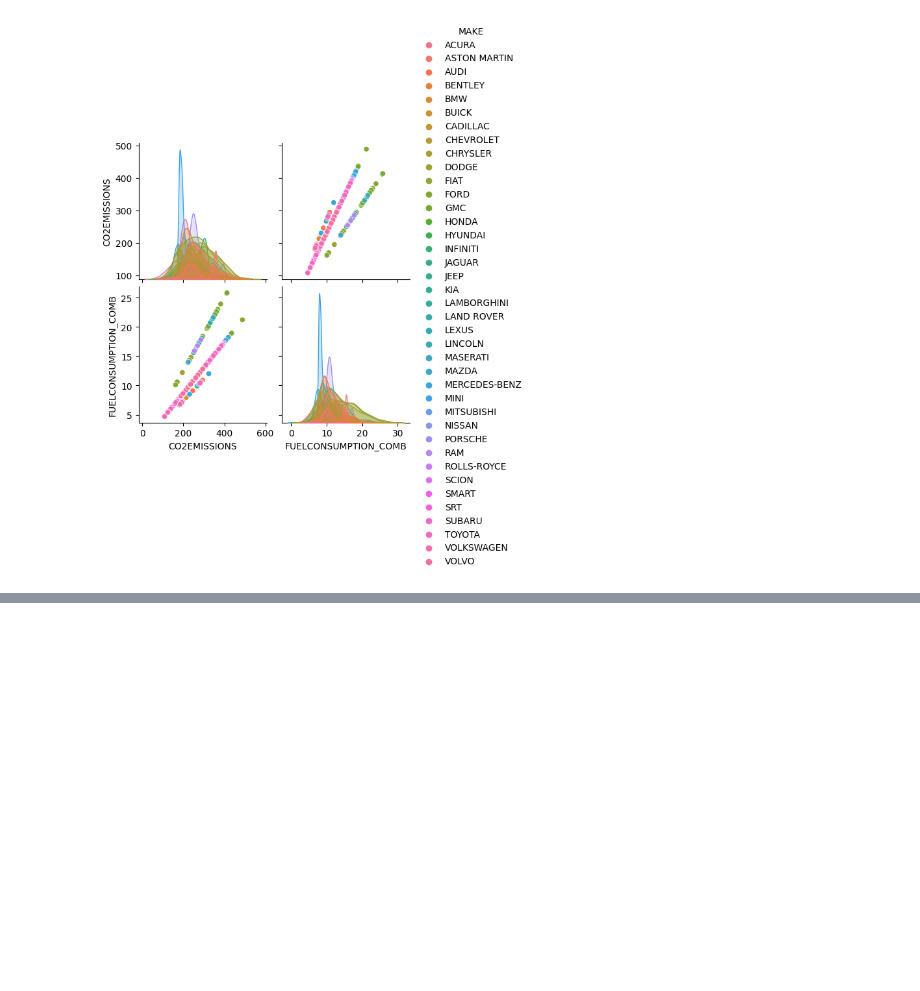
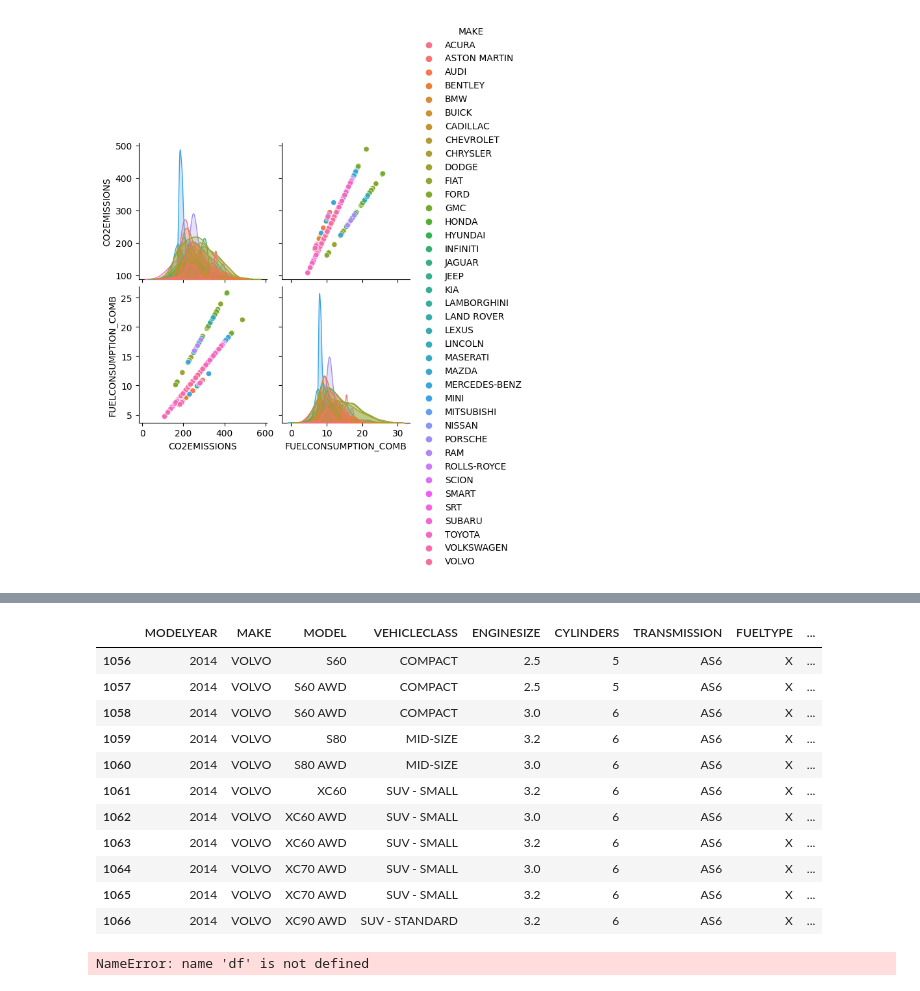
Before and after one commit to juneedpk/vscode-jupyter, a Jupyter notebook: fuel_eda.ipynb, the cells around one changed output, grey strips where cells are left out. Drawn from its saved outputs; the diff is of its cells as text; code cells hidden in the pictures; blank space fills up the shorter version.

```diff
--- a/fuel_eda.ipynb
+++ b/fuel_eda.ipynb
@@ -83,0 +100,23 @@ fig = sns.kdeplot(fl['FUELCONSUMPTION_CITY'], color="b")
+# %%
+fl[(fl.MAKE=='VOLVO') & (fl.CO2EMISSIONS>200)]
+# %% [output]
+|  | MODELYEAR | MAKE | MODEL | VEHICLECLASS | ENGINESIZE | CYLINDERS | TRANSMISSION | FUELTYPE | ... |
+| 1056 | 2014 | VOLVO | S60 | COMPACT | 2.5 | 5 | AS6 | X | ... |
+| 1057 | 2014 | VOLVO | S60 AWD | COMPACT | 2.5 | 5 | AS6 | X | ... |
+| 1058 | 2014 | VOLVO | S60 AWD | COMPACT | 3.0 | 6 | AS6 | X | ... |
+| 1059 | 2014 | VOLVO | S80 | MID-SIZE | 3.2 | 6 | AS6 | X | ... |
+| 1060 | 2014 | VOLVO | S80 AWD | MID-SIZE | 3.0 | 6 | AS6 | X | ... |
+| 1061 | 2014 | VOLVO | XC60 | SUV - SMALL | 3.2 | 6 | AS6 | X | ... |
+| 1062 | 2014 | VOLVO | XC60 AWD | SUV - SMALL | 3.0 | 6 | AS6 | X | ... |
+| 1063 | 2014 | VOLVO | XC60 AWD | SUV - SMALL | 3.2 | 6 | AS6 | X | ... |
+| 1064 | 2014 | VOLVO | XC70 AWD | SUV - SMALL | 3.0 | 6 | AS6 | X | ... |
+| 1065 | 2014 | VOLVO | XC70 AWD | SUV - SMALL | 3.2 | 6 | AS6 | X | ... |
+| 1066 | 2014 | VOLVO | XC90 AWD | SUV - STANDARD | 3.2 | 6 | AS6 | X | ... |
+# %%
+df[['first-name','last-name']]= df.name.str.split(' ',expand=True)
+
+df['sex-num']= df.sex.map({'male':0,'female':1})
+
+df['embarked-num']=df.embarked.factorize()[0]
+# %% [output]
+NameError: name 'df' is not defined
```
Also changed, not shown: parts of 2 cells of this notebook.
